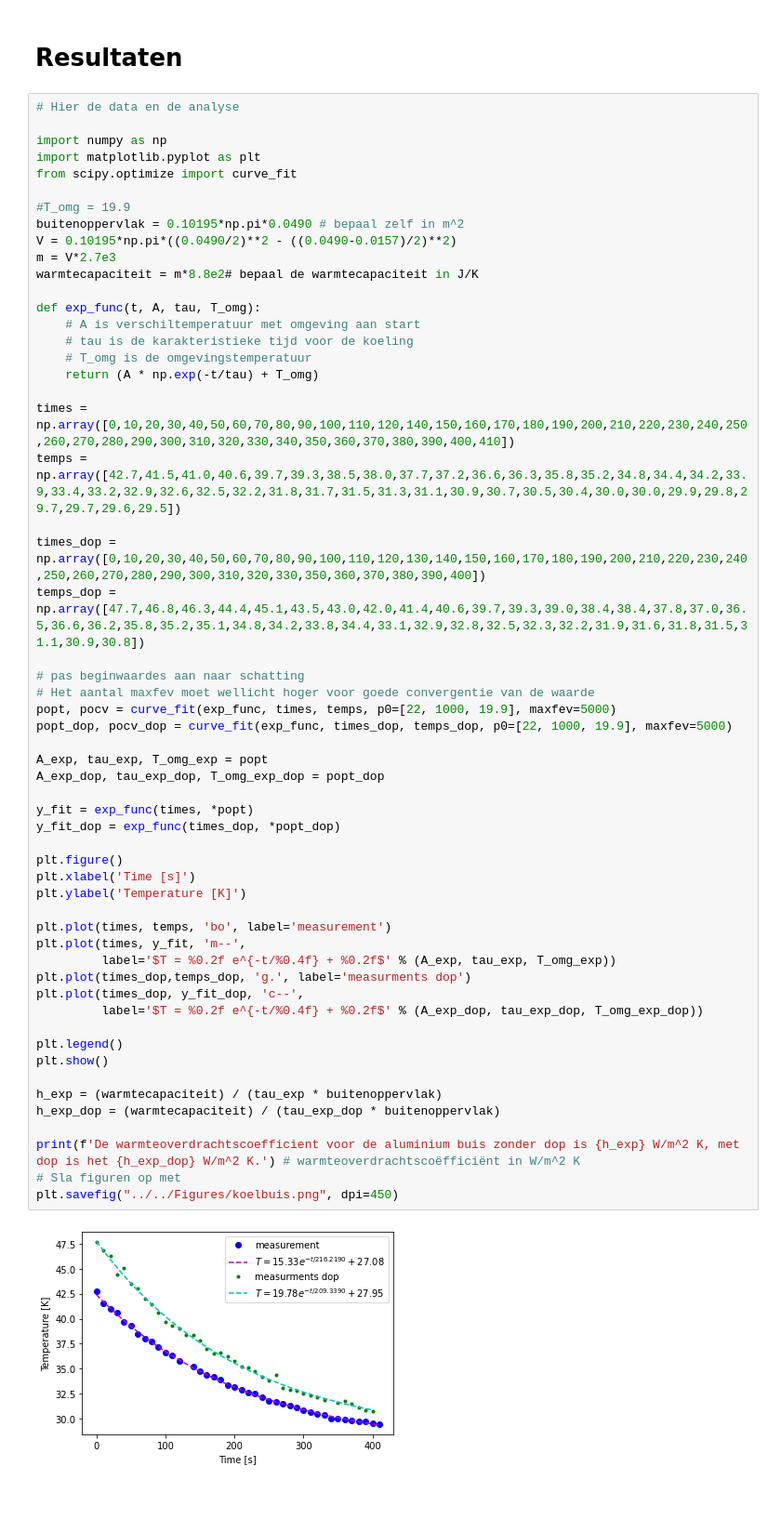
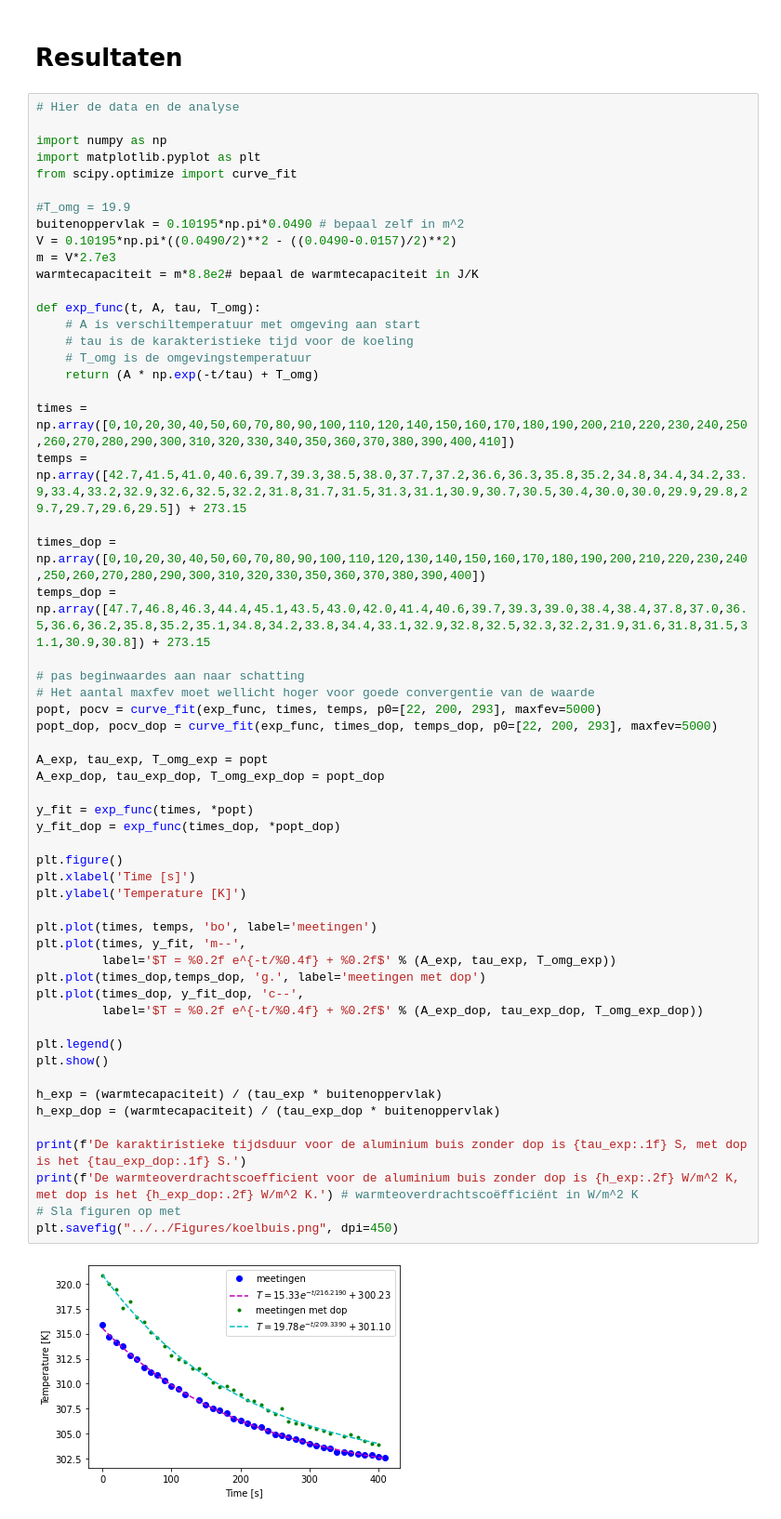
Before and after one commit to oprelo/thermo-project, a Jupyter notebook: Content/Labs/koelbuis.ipynb, the cells around one changed output. Shown at 93% size. Cells and saved outputs as stored; diff of their text form.

```diff
--- a/Content/Labs/koelbuis.ipynb
+++ b/Content/Labs/koelbuis.ipynb
@@ -182,41 +185,42 @@ def exp_func(t, A, tau, T_omg):
     return (A * np.exp(-t/tau) + T_omg)
 
 times = np.array([0,10,20,30,40,50,60,70,80,90,100,110,120,140,150,160,170,180,190,200,210,220,230,240,250,260,270,280,290,300,310,320,330,340,350,360,370,380,390,400,410])
-temps = np.array([42.7,41.5,41.0,40.6,39.7,39.3,38.5,38.0,37.7,37.2,36.6,36.3,35.8,35.2,34.8,34.4,34.2,33.9,33.4,33.2,32.9,32.6,32.5,32.2,31.8,31.7,31.5,31.3,31.1,30.9,30.7,30.5,30.4,30.0,30.0,29.9,29.8,29.7,29.7,29.6,29.5])
+temps = np.array([42.7,41.5,41.0,40.6,39.7,39.3,38.5,38.0,37.7,37.2,36.6,36.3,35.8,35.2,34.8,34.4,34.2,33.9,33.4,33.2,32.9,32.6,32.5,32.2,31.8,31.7,31.5,31.3,31.1,30.9,30.7,30.5,30.4,30.0,30.0,29.9,29.8,29.7,29.7,29.6,29.5]) + 273.15
 
 times_dop = np.array([0,10,20,30,40,50,60,70,80,90,100,110,120,130,140,150,160,170,180,190,200,210,220,230,240,250,260,270,280,290,300,310,320,330,350,360,370,380,390,400])
-temps_dop = np.array([47.7,46.8,46.3,44.4,45.1,43.5,43.0,42.0,41.4,40.6,39.7,39.3,39.0,38.4,38.4,37.8,37.0,36.5,36.6,36.2,35.8,35.2,35.1,34.8,34.2,33.8,34.4,33.1,32.9,32.8,32.5,32.3,32.2,31.9,31.6,31.8,31.5,31.1,30.9,30.8])
+temps_dop = np.array([47.7,46.8,46.3,44.4,45.1,43.5,43.0,42.0,41.4,40.6,39.7,39.3,39.0,38.4,38.4,37.8,37.0,36.5,36.6,36.2,35.8,35.2,35.1,34.8,34.2,33.8,34.4,33.1,32.9,32.8,32.5,32.3,32.2,31.9,31.6,31.8,31.5,31.1,30.9,30.8]) + 273.15
 
 # pas beginwaardes aan naar schatting
 # Het aantal maxfev moet wellicht hoger voor goede convergentie van de waarde
-popt, pocv = curve_fit(exp_func, times, temps, p0=[22, 1000, 19.9], maxfev=5000)
-popt_dop, pocv_dop = curve_fit(exp_func, times_dop, temps_dop, p0=[22, 1000, 19.9], maxfev=5000)
+popt, pocv = curve_fit(exp_func, times, temps, p0=[22, 200, 293], maxfev=5000)
+popt_dop, pocv_dop = curve_fit(exp_func, times_dop, temps_dop, p0=[22, 200, 293], maxfev=5000)
 
 A_exp, tau_exp, T_omg_exp = popt
 A_exp_dop, tau_exp_dop, T_omg_exp_dop = popt_dop
 
 y_fit = exp_func(times, *popt)
 y_fit_dop = exp_func(times_dop, *popt_dop)
 
 plt.figure()
 plt.xlabel('Time [s]')
 plt.ylabel('Temperature [K]')
 
-plt.plot(times, temps, 'bo', label='measurement')
+plt.plot(times, temps, 'bo', label='meetingen')
 plt.plot(times, y_fit, 'm--',
          label='$T = %0.2f e^{-t/%0.4f} + %0.2f$' % (A_exp, tau_exp, T_omg_exp))
-plt.plot(times_dop,temps_dop, 'g.', label='measurments dop')
+plt.plot(times_dop,temps_dop, 'g.', label='meetingen met dop')
 plt.plot(times_dop, y_fit_dop, 'c--',
          label='$T = %0.2f e^{-t/%0.4f} + %0.2f$' % (A_exp_dop, tau_exp_dop, T_omg_exp_dop))
 
 plt.legend()
 plt.show()
 
 h_exp = (warmtecapaciteit) / (tau_exp * buitenoppervlak)
 h_exp_dop = (warmtecapaciteit) / (tau_exp_dop * buitenoppervlak)
 
-print(f'De warmteoverdrachtscoefficient voor de aluminium buis zonder dop is {h_exp} W/m^2 K, met dop is het {h_exp_dop} W/m^2 K.') # warmteoverdrachtscoëfficiënt in W/m^2 K
+print(f'De karaktiristieke tijdsduur voor de aluminium buis zonder dop is {tau_exp:.1f} S, met dop is het {tau_exp_dop:.1f} S.')
+print(f'De warmteoverdrachtscoefficient voor de aluminium buis zonder dop is {h_exp:.2f} W/m^2 K, met dop is het {h_exp_dop:.2f} W/m^2 K.') # warmteoverdrachtscoëfficiënt in W/m^2 K
 # Sla figuren op met
 plt.savefig("../../Figures/koelbuis.png", dpi=450)
 # %% [output]
-[figure, old version]
+[figure, new version]
```
Also changed, not shown: parts of 4 cells of this notebook, 3 other files.
